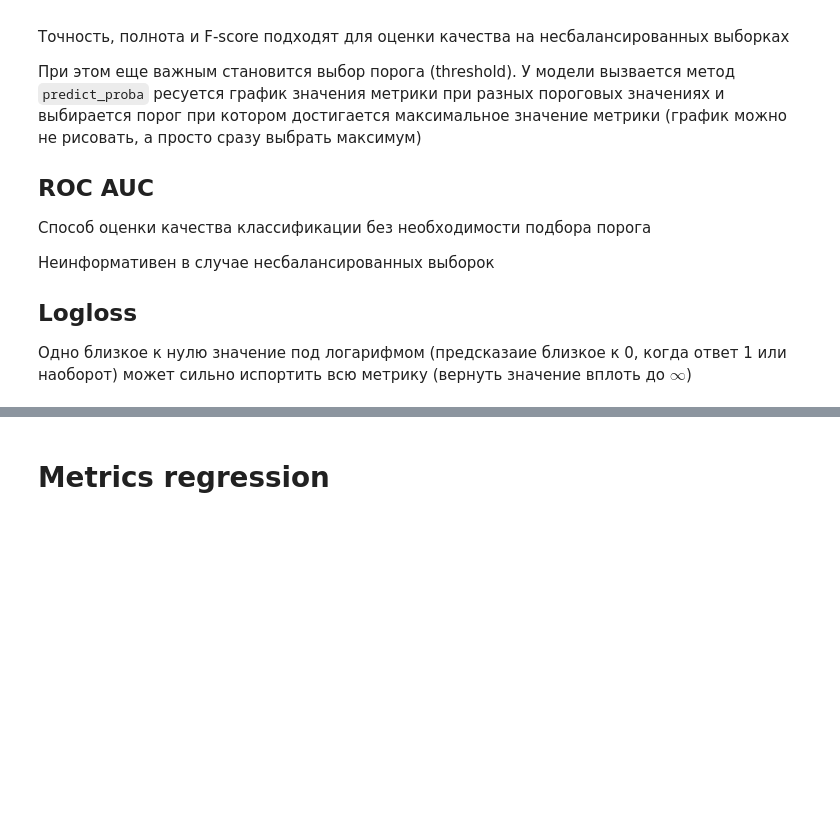
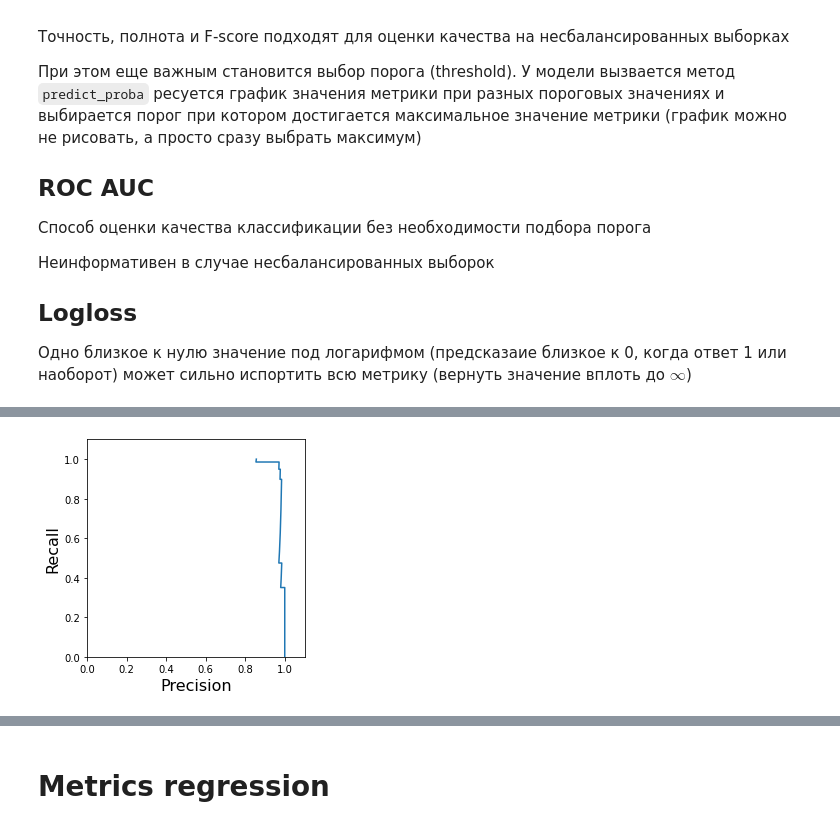
Before and after one commit to kuzminRM/My_ML_Notes, a Jupyter notebook: ML_cheat_sheet.ipynb, the cells around one changed output, grey strips where cells are left out. Cells and saved outputs as stored; diff of their text form; code cells hidden in the pictures; blank space fills up the shorter version.

```diff
--- a/ML_cheat_sheet.ipynb
+++ b/ML_cheat_sheet.ipynb
@@ -636,0 +684,22 @@ sklearn.metrics.fbeta_score
+# %%
+from sklearn.metrics import precision_recall_curve
+from sklearn.datasets import make_classification
+from sklearn.svm import SVC
+from sklearn.metrics import PrecisionRecallDisplay
+
+X, y = make_classification(n_samples=1000, random_state=0)
+X_train, X_test, y_train, y_test = train_test_split(X, y, random_state=0)
+
+model = SVC(probability=True, random_state=0).fit(X_train, y_train)
+
+precision, recall, thresholds = precision_recall_curve(y_test, [x[1] for x in model.predict_proba(X_test)])
+plt.figure()
+plt.xlim([0.0, 1.1])
+plt.ylim([0.0, 1.1])
+plt.plot(precision, recall)
+plt.xlabel('Precision', fontsize=16)
+plt.ylabel('Recall', fontsize=16)
+plt.axes().set_aspect('equal')
+plt.show()
+# %% [output]
+[figure, added]
```
Also changed, not shown: parts of 13 cells of this notebook.
